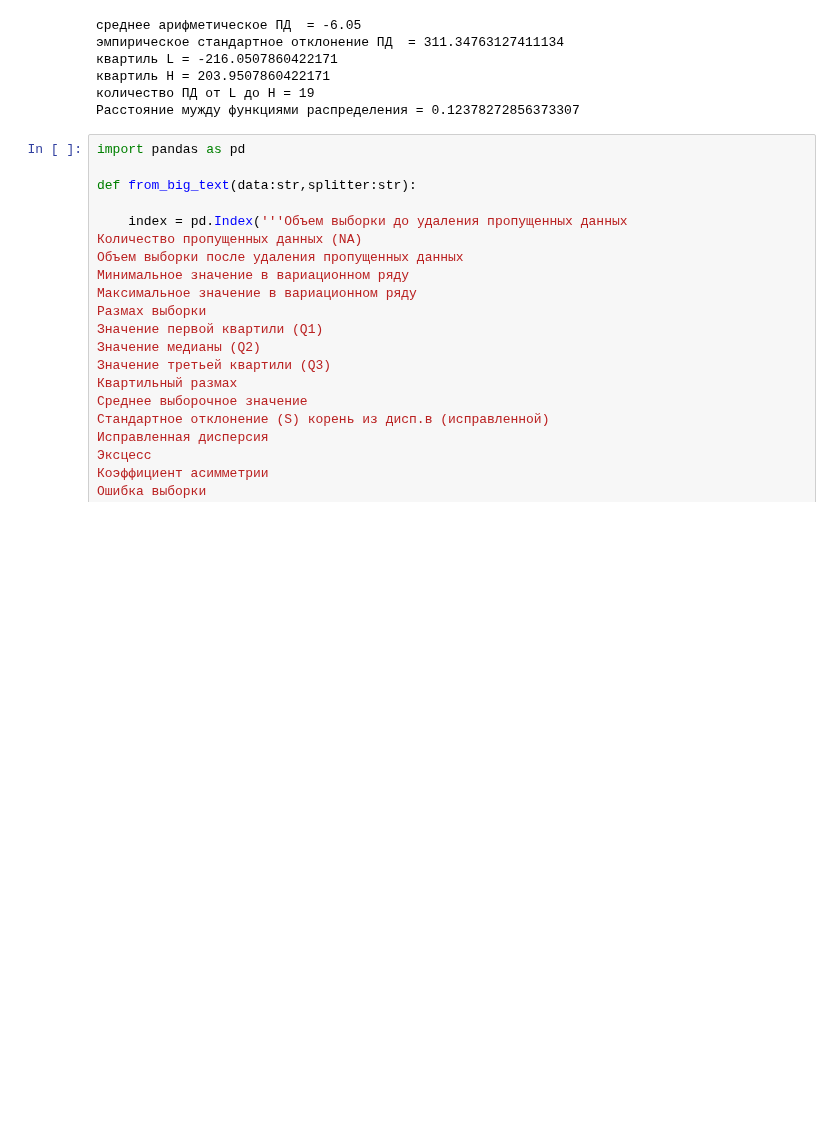
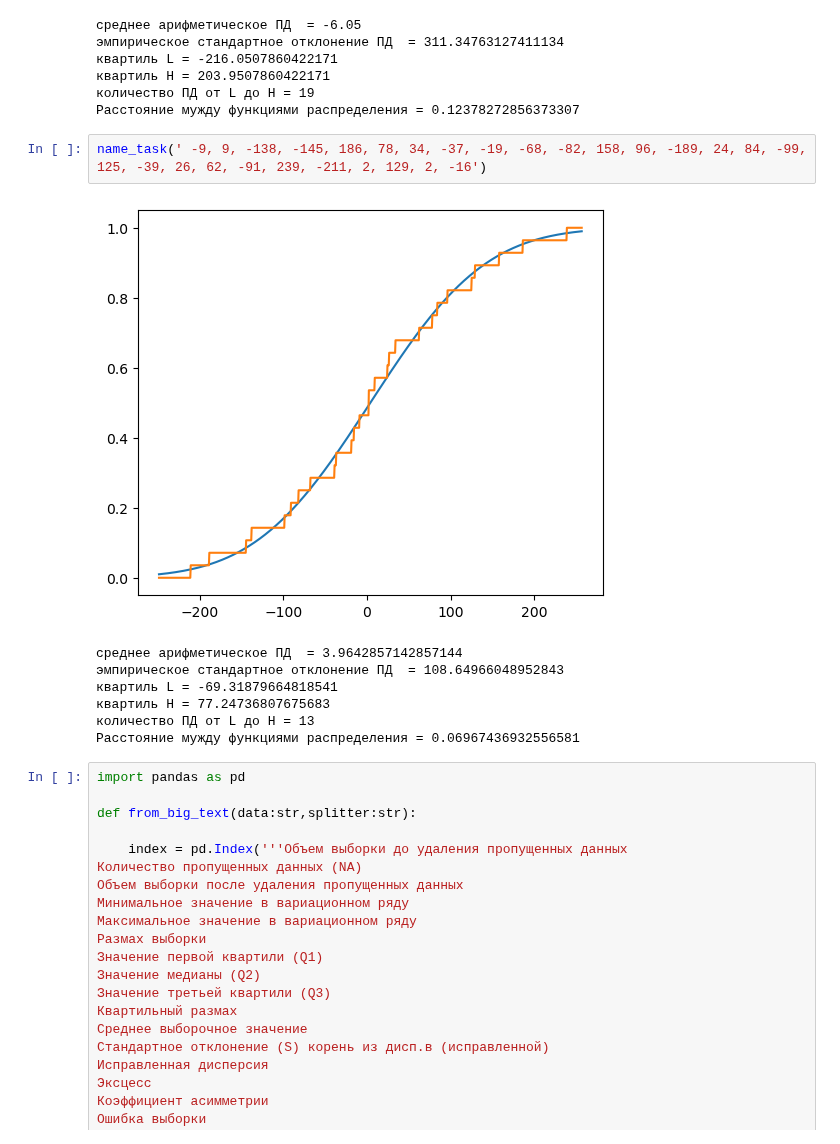
Before and after one commit to Ackrome/FU, a Jupyter notebook: Course_2/MS/sem 07.10.24 2.ipynb, the cells around one changed output. Cells and saved outputs as stored; diff of their text form; blank space fills up the shorter version.

```diff
--- a/Course_2/MS/sem 07.10.24 2.ipynb
+++ b/Course_2/MS/sem 07.10.24 2.ipynb
@@ -45,6 +45,16 @@ name_task('-208, 94, -739, -58, 179, 78, -237, 23, 236, 277, 301, 241, -165, 67,
 квартиль Н = 203.9507860422171
 количество ПД от L до H = 19
 Расстояние мужду функциями распределения = 0.12378272856373307
+# %%
+name_task(' -9, 9, -138, -145, 186, 78, 34, -37, -19, -68, -82, 158, 96, -189, 24, 84, -99, 125, -39, 26, 62, -91, 239, -211, 2, 129, 2, -16')
+# %% [output]
+[figure, added]
+среднее арифметическое ПД  = 3.9642857142857144
+эмпирическое стандартное отклонение ПД  = 108.64966048952843
+квартиль L = -69.31879664818541
+квартиль Н = 77.24736807675683
+количество ПД от L до H = 13
+Расстояние мужду функциями распределения = 0.06967436932556581
 # %%
 import pandas as pd
 
```
